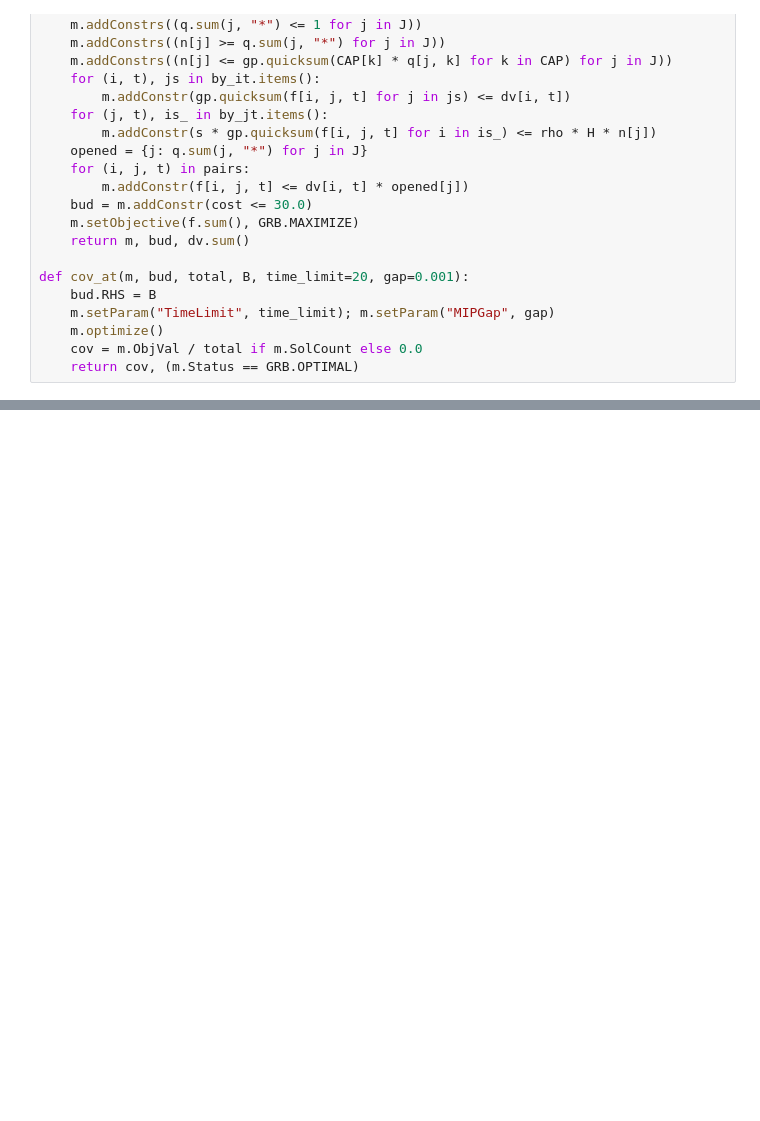
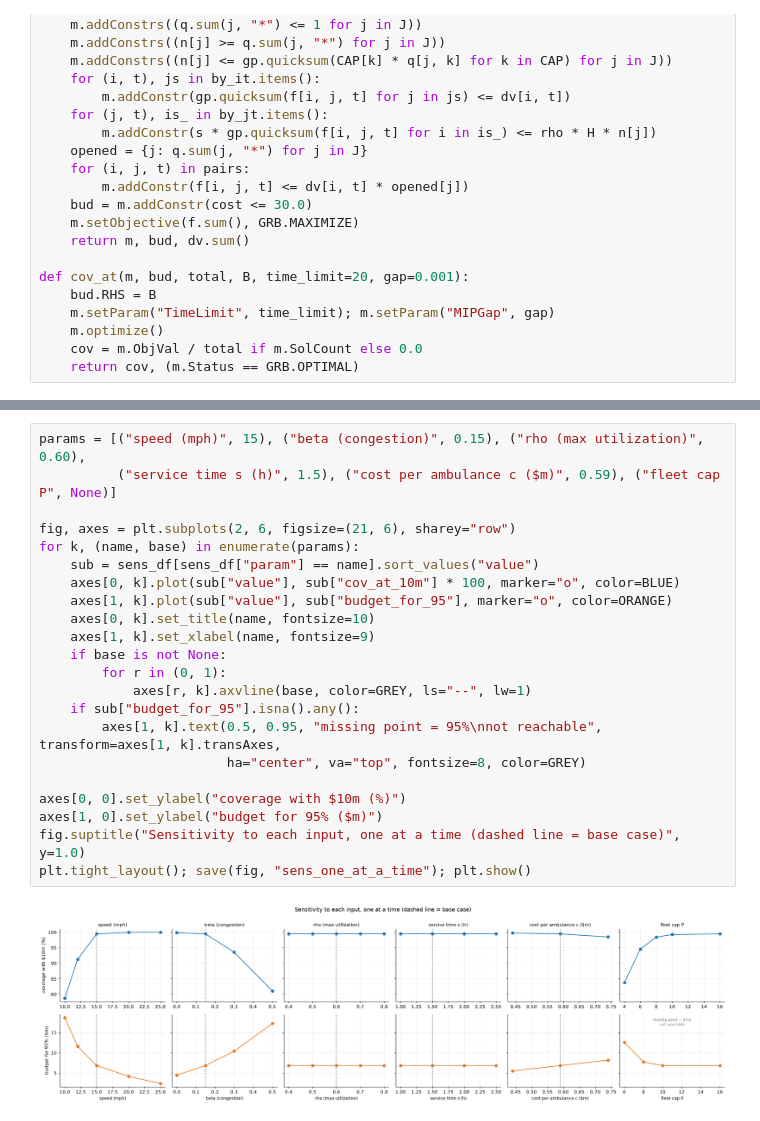
Before and after one commit to amirn7/ambulance-project-group-19-optimization, a Jupyter notebook: Notebooks/05_sensitivity_analysis.ipynb, the cells around one changed output, grey strips where cells are left out. Cells and saved outputs as stored; diff of their text form; blank space fills up the shorter version.

```diff
--- a/Notebooks/05_sensitivity_analysis.ipynb
+++ b/Notebooks/05_sensitivity_analysis.ipynb
@@ -201,0 +363,24 @@ Things to run sensitivity on:
+# %%
+params = [("speed (mph)", 15), ("beta (congestion)", 0.15), ("rho (max utilization)", 0.60),
+          ("service time s (h)", 1.5), ("cost per ambulance c ($m)", 0.59), ("fleet cap P", None)]
+
+fig, axes = plt.subplots(2, 6, figsize=(21, 6), sharey="row")
+for k, (name, base) in enumerate(params):
+    sub = sens_df[sens_df["param"] == name].sort_values("value")
+    axes[0, k].plot(sub["value"], sub["cov_at_10m"] * 100, marker="o", color=BLUE)
+    axes[1, k].plot(sub["value"], sub["budget_for_95"], marker="o", color=ORANGE)
+    axes[0, k].set_title(name, fontsize=10)
+    axes[1, k].set_xlabel(name, fontsize=9)
+    if base is not None:
+        for r in (0, 1):
+            axes[r, k].axvline(base, color=GREY, ls="--", lw=1)
+    if sub["budget_for_95"].isna().any():
+        axes[1, k].text(0.5, 0.95, "missing point = 95%\nnot reachable", transform=axes[1, k].transAxes,
+                        ha="center", va="top", fontsize=8, color=GREY)
+
+axes[0, 0].set_ylabel("coverage with $10m (%)")
+axes[1, 0].set_ylabel("budget for 95% ($m)")
+fig.suptitle("Sensitivity to each input, one at a time (dashed line = base case)", y=1.0)
+plt.tight_layout(); save(fig, "sens_one_at_a_time"); plt.show()
+# %% [output]
+[figure, added]
```
Also changed, not shown: parts of 18 cells of this notebook, 5 other files.
